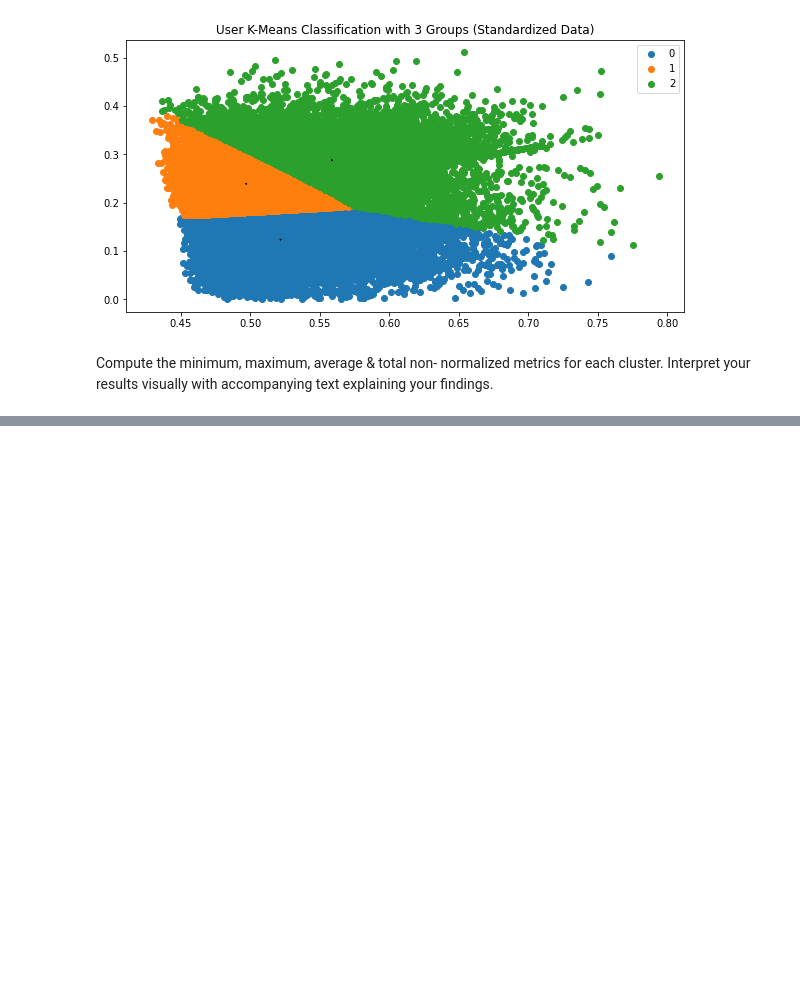
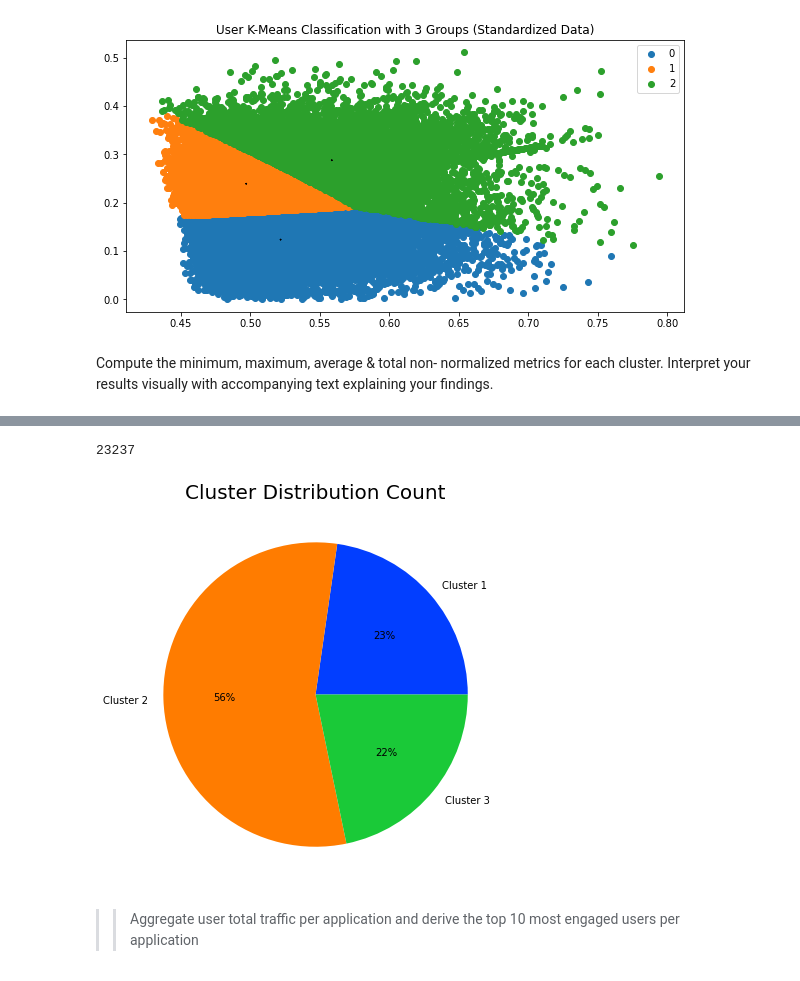
Before and after one commit to jedisam/Telecom-Data-Analysis, a Jupyter notebook: notebooks/userEngagementAnalysis.ipynb, the cells around one changed output, grey strips where cells are left out. Drawn from its saved outputs; the diff is of its cells as text; code cells hidden in the pictures; blank space fills up the shorter version.

```diff
--- a/notebooks/userEngagementAnalysis.ipynb
+++ b/notebooks/userEngagementAnalysis.ipynb
@@ -258,0 +277,3 @@ Compute the minimum, maximum, average & total non- normalized metrics for each c
+# %%
+u_eng.insert(0, 'cluster', kmeans.labels_)
+u_eng.head(5)
@@ -258,0 +290,3 @@ Compute the minimum, maximum, average & total non- normalized metrics for each c
+# %%
+cluster1 = u_eng[u_eng["cluster"]==0]
+cluster1.describe()
@@ -258,0 +305,3 @@ Compute the minimum, maximum, average & total non- normalized metrics for each c
+# %%
+cluster2 = u_eng[u_eng["cluster"] == 1]
+cluster2.describe()
@@ -258,0 +320,3 @@ Compute the minimum, maximum, average & total non- normalized metrics for each c
+# %%
+cluster3 = u_eng[u_eng["cluster"] == 2]
+cluster3.describe()
@@ -258,0 +333,13 @@ Compute the minimum, maximum, average & total non- normalized metrics for each c
+# %%
+cluster3.sessions.count()
+# %% [output]
+23237
+# %%
+data = [cluster1.sessions.count(), cluster2.sessions.count(), cluster3.sessions.count()]
+keys = ['Cluster 1', 'Cluster 2', 'Cluster 3']
+# define Seaborn color palette to use
+pl.plot_pie(data, keys, "Cluster Distribution Count")
+# %% [output]
+[figure, added]
+# %% [markdown]
+>> Aggregate user total traffic per application and derive the top 10 most engaged users per application
```
Also changed, not shown: parts of 37 cells of this notebook, 6 other files.
